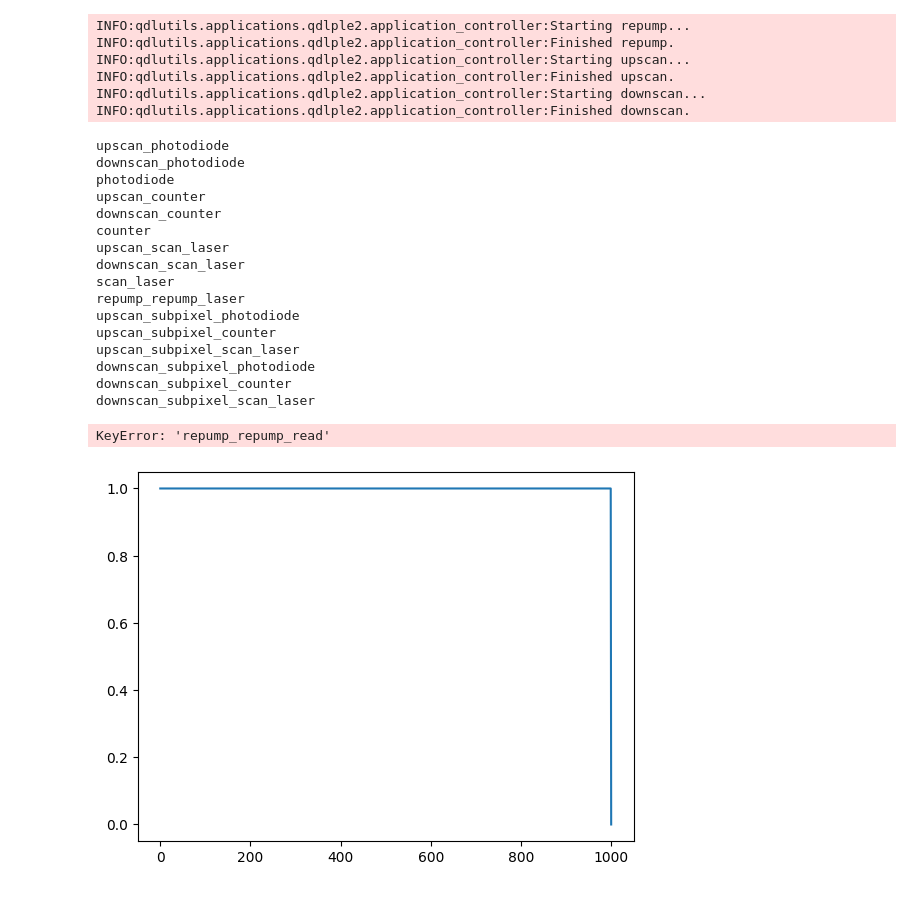
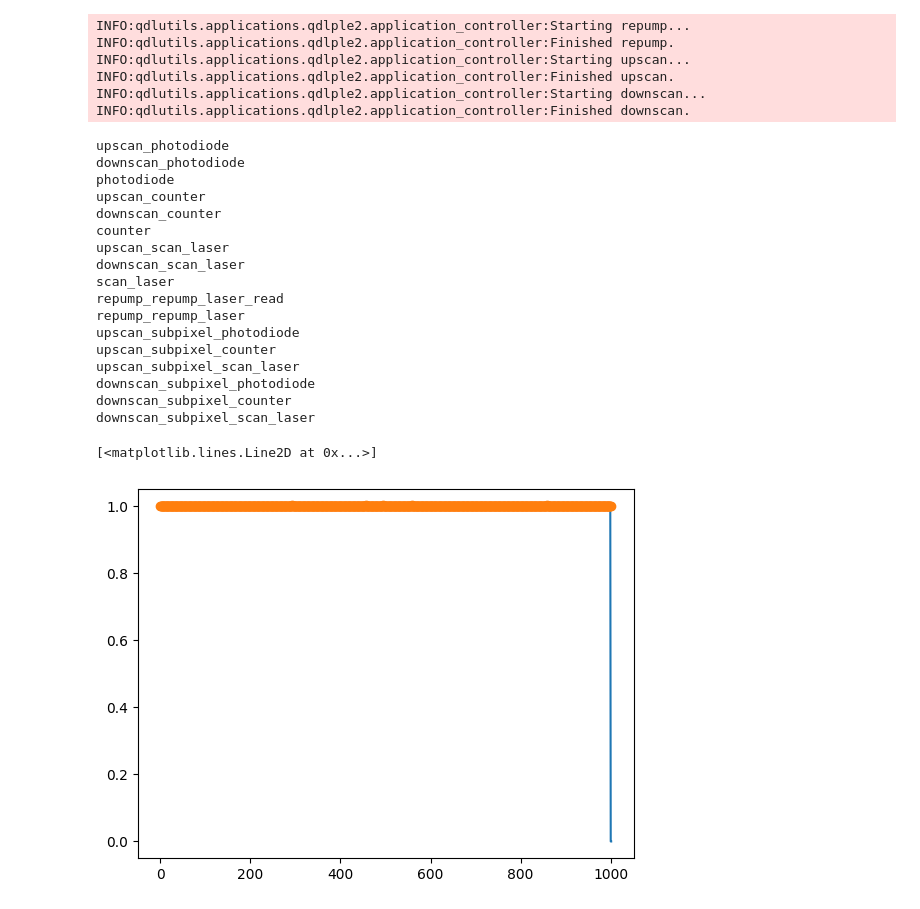
Before and after one commit to UW-Quantum-Defect-Lab/qdl-diamond, a Jupyter notebook: examples/nidaq_sequencing/segmented_ple_sequencer.ipynb, the cells around one changed output. Cells and saved outputs as stored; diff of their text form; code cells hidden in the pictures.

```diff
--- a/examples/nidaq_sequencing/segmented_ple_sequencer.ipynb
+++ b/examples/nidaq_sequencing/segmented_ple_sequencer.ipynb
@@ -34,10 +34,20 @@ scan_outputs = {
 }
 
 repump_inputs = {} # No input sources for the repump
+repump_inputs = {
+    # Create a group of analog voltage inputs
+    'ai_voltage_group' : NidaqSequencerAIVoltageGroup(
+        channels_config = {
+            'repump_laser_read': {'device': 'Dev1', 'channel': 'ai2'},
+        }
+    ),
+}
+
+
 repump_outputs = {
     'ao_voltage_group' : NidaqSequencerAOVoltageGroup(
         channels_config = {
-            'repump_laser': {'device': 'Dev2', 'channel': 'ao0', 'min': -3, 'max': 5},
+            'repump_laser': {'device': 'Dev1', 'channel': 'ao1', 'min': -3, 'max': 5},
         }
     ),
 }
@@ -58,7 +68,7 @@ controller = PLEControllerPulsedRepumpSegmented(
         scan_clock_device = 'Dev1',
         scan_clock_channel = 'ctr0',
         scan_clock_terminal = 'PFI12',
-        repump_clock_device = 'Dev2',
+        repump_clock_device = 'Dev1',
         repump_clock_channel = 'ctr0',
         repump_clock_terminal = 'PFI12',
         process_instructions = process_instructions
@@ -98,6 +108,7 @@ counter
 upscan_scan_laser
 downscan_scan_laser
 scan_laser
+repump_repump_laser_read
 repump_repump_laser
 upscan_subpixel_photodiode
 upscan_subpixel_counter
@@ -107,10 +118,10 @@ downscan_subpixel_counter
 downscan_subpixel_scan_laser
 # %%
 plt.plot(data['repump_repump_laser'])
-#plt.plot(data['repump_repump_read'], 'o')
+plt.plot(data['repump_repump_laser_read'], 'o')
 # %% [output]
-KeyError: 'repump_repump_read'
+[<matplotlib.lines.Line2D at 0x...>]
-[figure, old version]
+[figure, new version]
 # %%
 plt.plot(data['scan_laser'])
 plt.plot(data['photodiode'], 'o')
```
Also changed, not shown: parts of 1 cell of this notebook, 4 other files.
